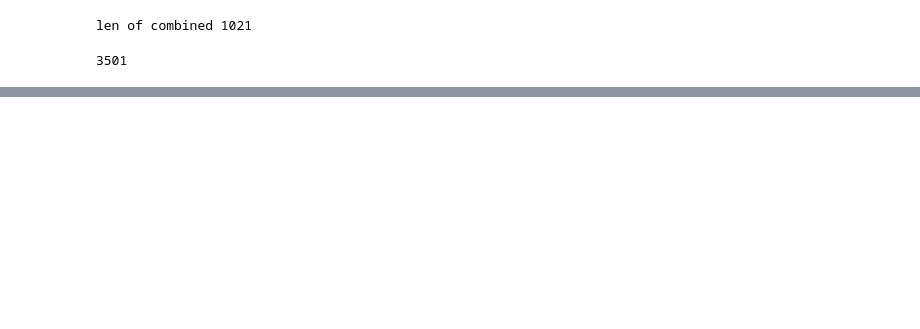
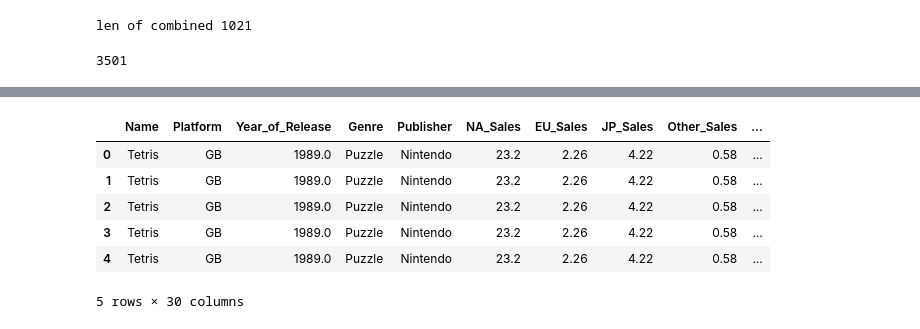
Before and after one commit to Voland24/Videogame-Price-prediction-via-ML, a Jupyter notebook: SIAP_Projekat.ipynb, the cells around one changed output, grey strips where cells are left out. Drawn from its saved outputs; the diff is of its cells as text; code cells hidden in the pictures; blank space fills up the shorter version.

```diff
--- a/SIAP_Projekat.ipynb
+++ b/SIAP_Projekat.ipynb
@@ -189,0 +297,12 @@ print(len(ser))
+# %%
+df_new_combined = pd.merge(df_newer_games, df_games_igdb, how = 'inner', left_on = "Name", right_on = "name")
+# %%
+df_new_combined.head()
+# %% [output]
+|  | Name | Platform | Year_of_Release | Genre | Publisher | NA_Sales | EU_Sales | JP_Sales | Other_Sales | ... |
+| 0 | Tetris | GB | 1989.0 | Puzzle | Nintendo | 23.2 | 2.26 | 4.22 | 0.58 | ... |
+| 1 | Tetris | GB | 1989.0 | Puzzle | Nintendo | 23.2 | 2.26 | 4.22 | 0.58 | ... |
+| 2 | Tetris | GB | 1989.0 | Puzzle | Nintendo | 23.2 | 2.26 | 4.22 | 0.58 | ... |
+| 3 | Tetris | GB | 1989.0 | Puzzle | Nintendo | 23.2 | 2.26 | 4.22 | 0.58 | ... |
+| 4 | Tetris | GB | 1989.0 | Puzzle | Nintendo | 23.2 | 2.26 | 4.22 | 0.58 | ... |
+5 rows × 30 columns
```
Also changed, not shown: parts of 34 cells of this notebook.
